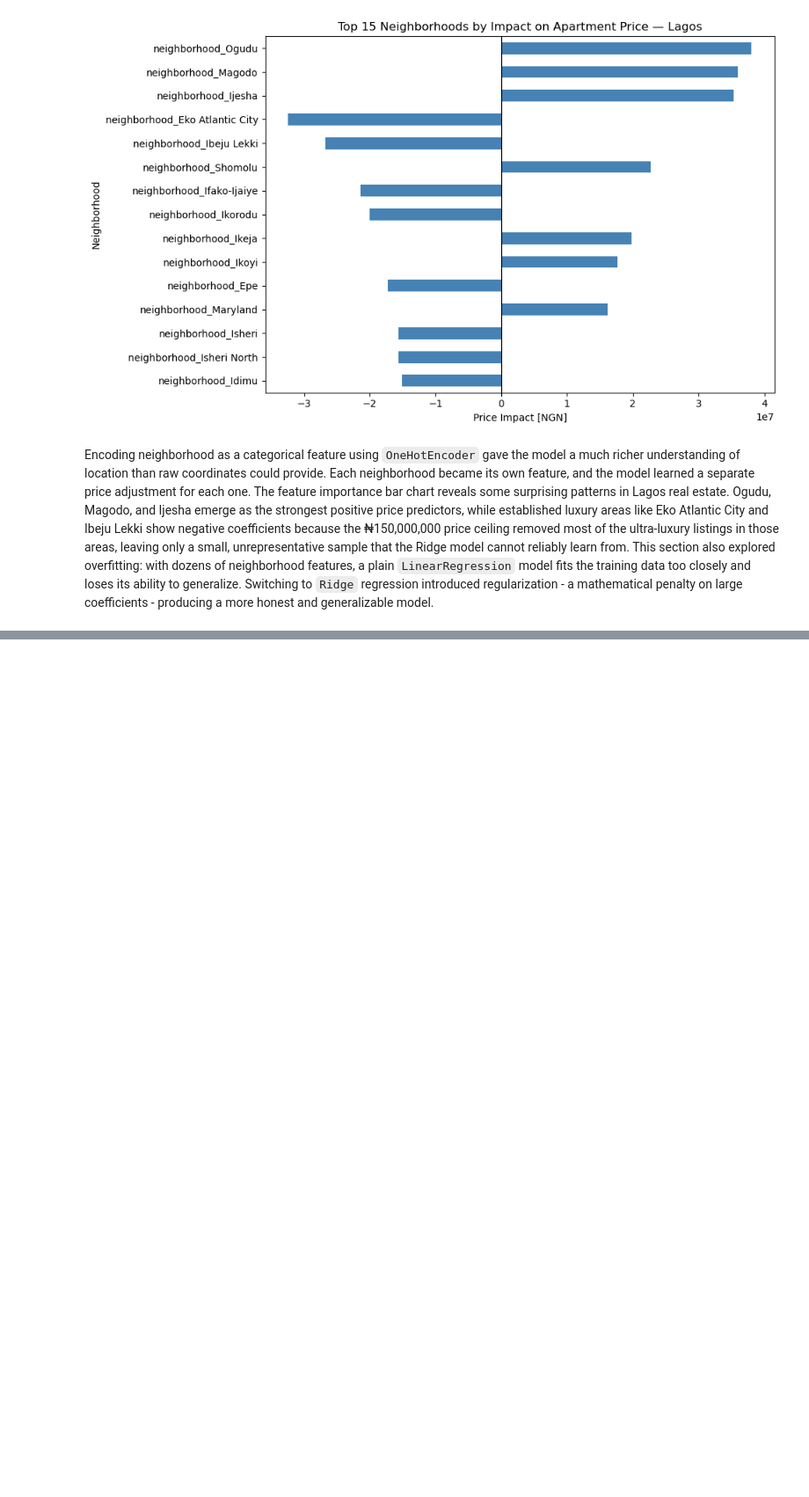
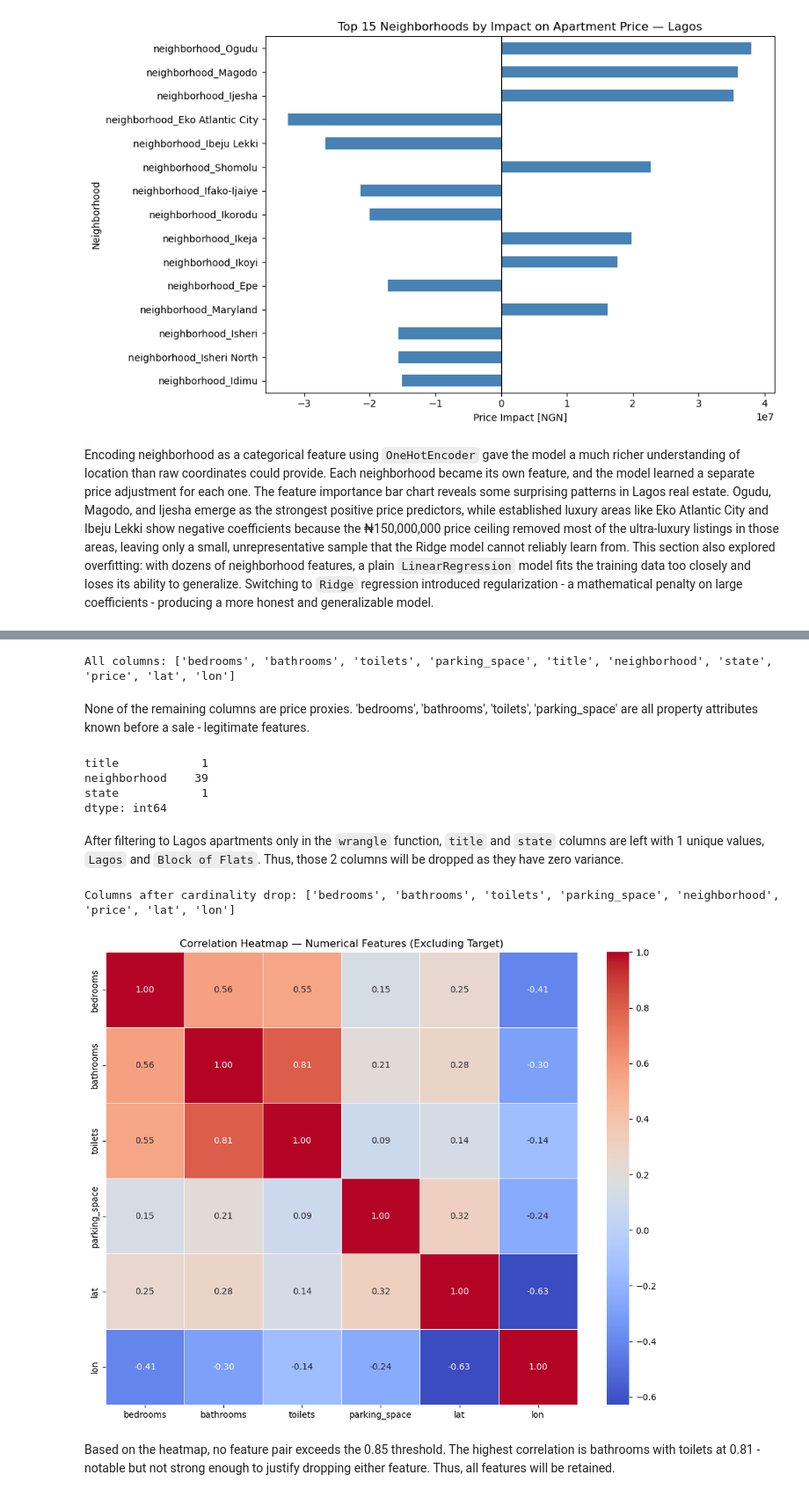
Before and after one commit to AJ-MH/Data-Science, a Jupyter notebook: lagos-apartment-price-prediction/lagos_apartment_price_prediction.ipynb, the cells around one changed output, grey strips where cells are left out. Shown at 88% size. Saved outputs shown, nothing was run; the diff lists cells and outputs as text; code cells hidden in the pictures; blank space fills up the shorter version.

Commit message:
full pipeline complete with interactive price prediction widget

```diff
--- a/lagos-apartment-price-prediction/lagos_apartment_price_prediction.ipynb
+++ b/lagos-apartment-price-prediction/lagos_apartment_price_prediction.ipynb
@@ -111,10 +111,12 @@ def wrangle(filepath):
     # Rename town to neighborhood
     df = df.rename(columns={'town': 'neighborhood'})
 
+    df.drop(columns=['title', 'state'], inplace=True, errors='ignore')
+
     return df
 
 df = wrangle('data/nigeria_houses.csv')
 print('df shape:', df.shape)
-print('\nUnique neighborhoods:', df['neighborhood'].nunique())
-df['neighborhood'].value_counts().head(10)
+print('Columns:', df.columns.tolist())
+df.head()
 # %% [output]
@@ -565,0 +593,37 @@ This section also explored overfitting: with dozens of neighborhood features, a
+# %%
+# Audit 2: Leaky features
+# Leaky features are columns derived from or directly encoding the target.
+# Common examples: price_per_m2, price_usd, price_per_room.
+print("All columns:", df.columns.tolist())
+# %% [output]
+All columns: ['bedrooms', 'bathrooms', 'toilets', 'parking_space', 'title', 'neighborhood', 'state', 'price', 'lat', 'lon']
+# %% [markdown]
+None of the remaining columns are price proxies.
+'bedrooms', 'bathrooms', 'toilets', 'parking_space' are all property attributes known before a sale - legitimate features.
+# %%
+# Audit 3: Cardinality check
+print(df.select_dtypes('object').nunique())
+# %% [output]
+title            1
+neighborhood    39
+state            1
+dtype: int64
+# %% [markdown]
+After filtering to Lagos apartments only in the `wrangle` function, `title` and `state` columns are left with 1 unique values, `Lagos` and `Block of Flats`. Thus, those 2 columns will be dropped as they have zero variance.
+# %%
+df.drop(columns=['title', 'state'], inplace=True, errors='ignore')
+print("\nColumns after cardinality drop:", df.columns.tolist())
+# %% [output]
+Columns after cardinality drop: ['bedrooms', 'bathrooms', 'toilets', 'parking_space', 'neighborhood', 'price', 'lat', 'lon']
+# %%
+# Audit 4: Multicollinearity check using correlation heatmap
+corr = df.select_dtypes('number').drop(columns='price').corr()
+plt.figure(figsize=(10, 8))
+sns.heatmap(corr, annot=True, fmt='.2f', cmap='coolwarm', linewidths=0.5)
+plt.title('Correlation Heatmap — Numerical Features (Excluding Target)')
+plt.tight_layout()
+plt.show()
+# %% [output]
+[figure, added]
+# %% [markdown]
+Based on the heatmap, no feature pair exceeds the 0.85 threshold. The highest correlation is bathrooms with toilets at 0.81 - notable but not strong enough to justify dropping either feature. Thus, all features will be retained.
```
Also changed, not shown: parts of 23 cells of this notebook, 1 other file.
